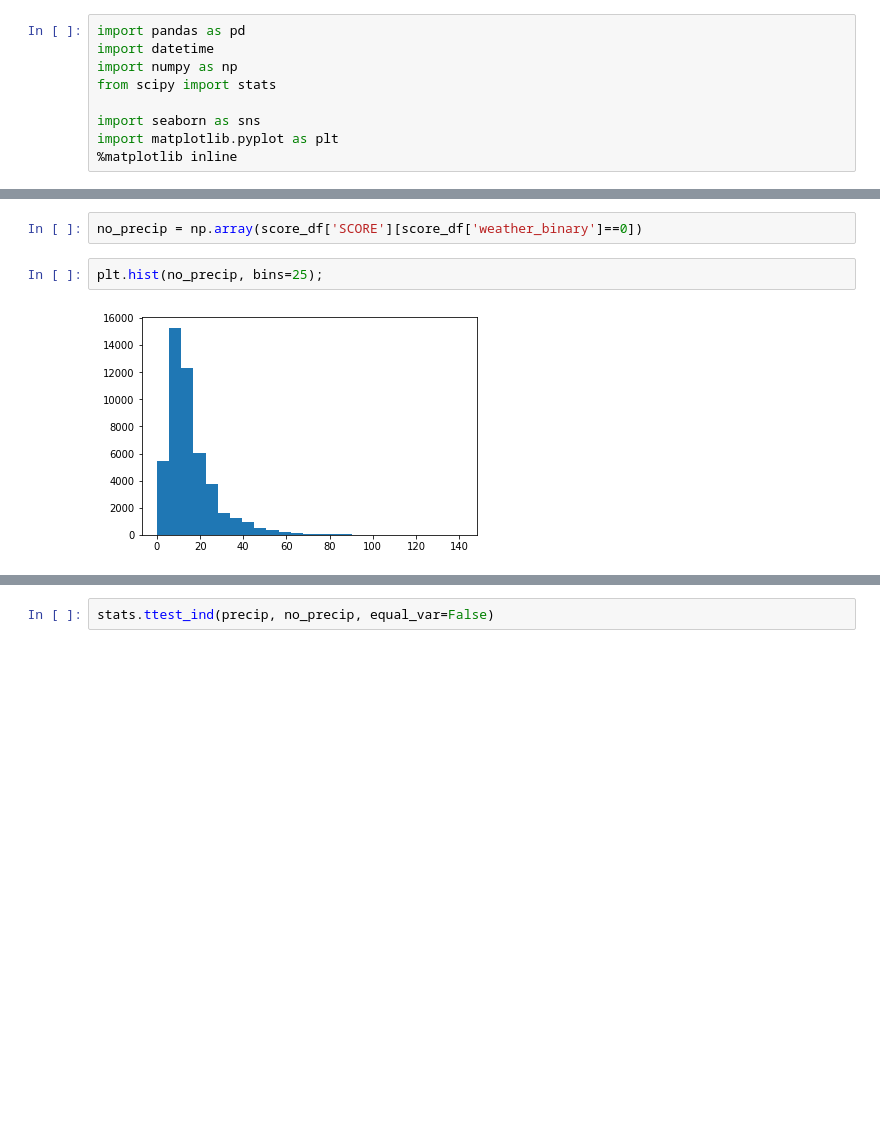
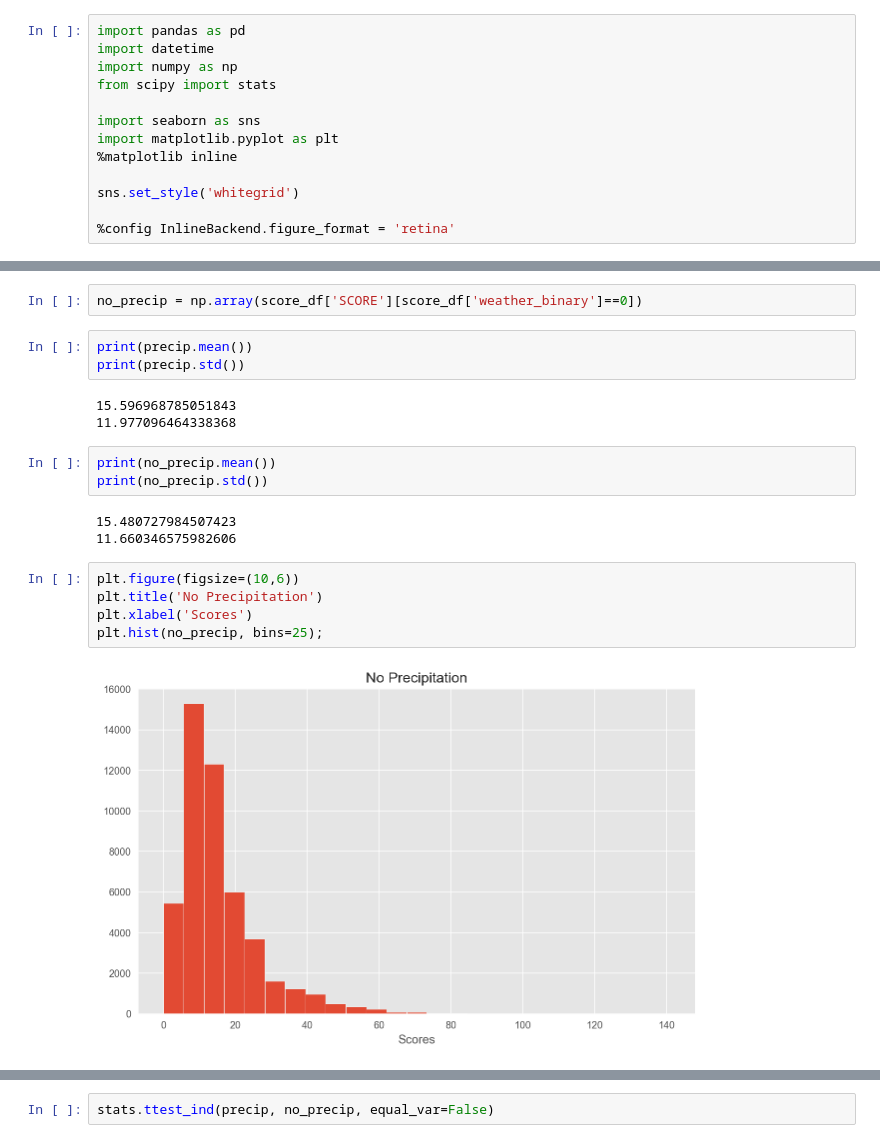
Before and after one commit to robblatt/Restaurant-Hypothesis-Testing, a Jupyter notebook: unique_insp.ipynb, the cells around one changed output, grey strips where cells are left out. Cells and saved outputs as stored; diff of their text form; blank space fills up the shorter version.

```diff
--- a/unique_insp.ipynb
+++ b/unique_insp.ipynb
@@ -19,6 +19,10 @@ from scipy import stats
 import seaborn as sns
 import matplotlib.pyplot as plt
 %matplotlib inline
+
+sns.set_style('whitegrid')
+
+%config InlineBackend.figure_format = 'retina'
 # %%
 # This is the truncated version of the larger file
 df = pd.read_csv('health inspection.csv', parse_dates=['inspection_date'])
@@ -344,8 +377,23 @@ score_df.head()
 precip = np.array(score_df['SCORE'][score_df['weather_binary']==1])
 # %%
 no_precip = np.array(score_df['SCORE'][score_df['weather_binary']==0])
+# %%
+print(precip.mean())
+print(precip.std())
+# %% [output]
+15.596968785051843
+11.977096464338368
+# %%
+print(no_precip.mean())
+print(no_precip.std())
+# %% [output]
+15.480727984507423
+11.660346575982606
 # %%
+plt.figure(figsize=(10,6))
+plt.title('No Precipitation')
+plt.xlabel('Scores')
 plt.hist(no_precip, bins=25);
 # %% [output]
-[figure, old version]
+[figure, new version]
 # %%
```
Also changed, not shown: parts of 21 cells of this notebook, 3 other files.
